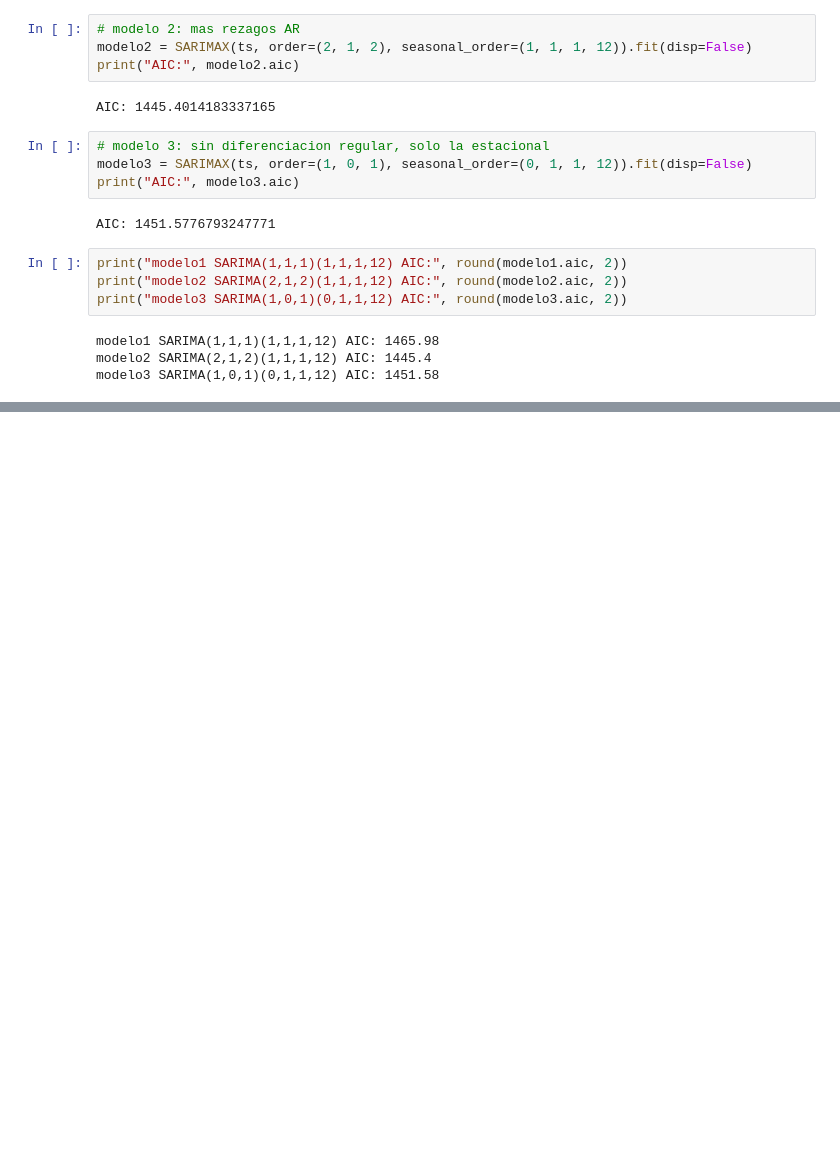
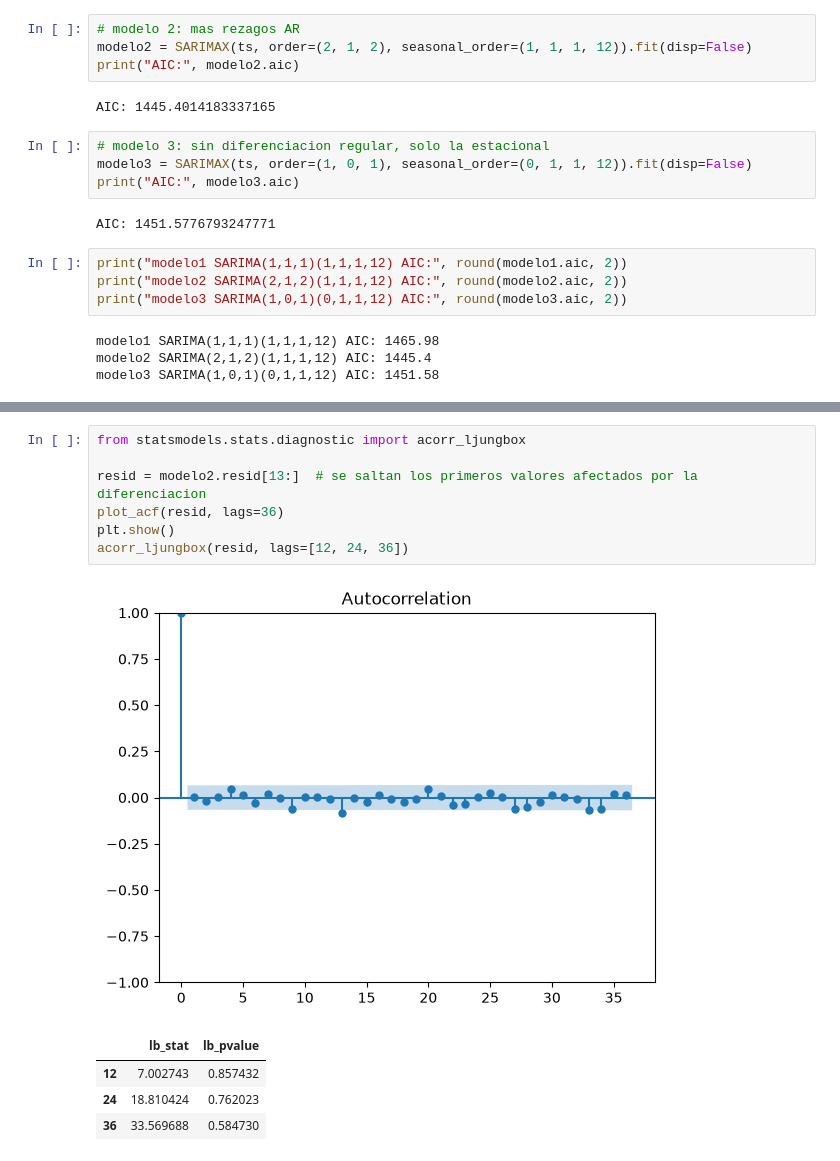
Before and after one commit to UVG-Tareas-y-proyectos/ejercicios_de_series, a Jupyter notebook: notebooks/ejercicios.ipynb, the cells around one changed output, grey strips where cells are left out. Saved outputs shown, nothing was run; the diff lists cells and outputs as text; blank space fills up the shorter version.

```diff
--- a/notebooks/ejercicios.ipynb
+++ b/notebooks/ejercicios.ipynb
@@ -205,0 +242,13 @@ modelo3 SARIMA(1,0,1)(0,1,1,12) AIC: 1451.58
+# %%
+from statsmodels.stats.diagnostic import acorr_ljungbox
+
+resid = modelo2.resid[13:]  # se saltan los primeros valores afectados por la diferenciacion
+plot_acf(resid, lags=36)
+plt.show()
+acorr_ljungbox(resid, lags=[12, 24, 36])
+# %% [output]
+[figure, added]
+|  | lb_stat | lb_pvalue |
+| 12 | 7.002743 | 0.857432 |
+| 24 | 18.810424 | 0.762023 |
+| 36 | 33.569688 | 0.584730 |
```
Also changed, not shown: parts of 6 cells of this notebook.
